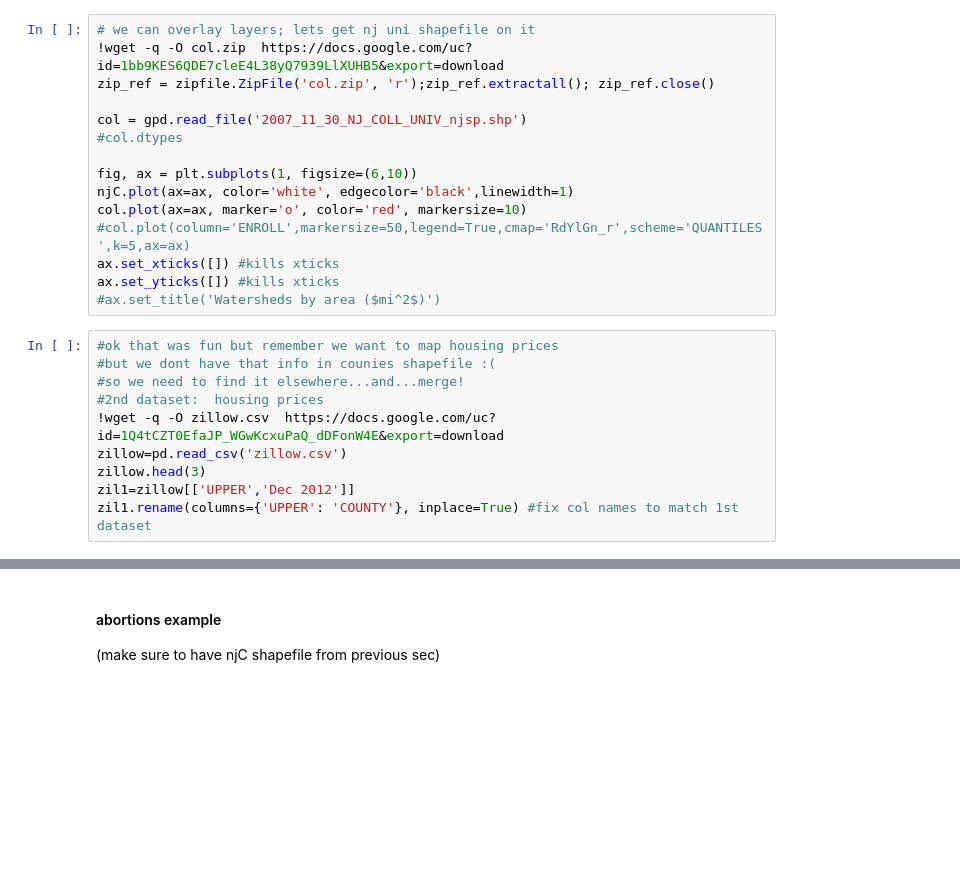
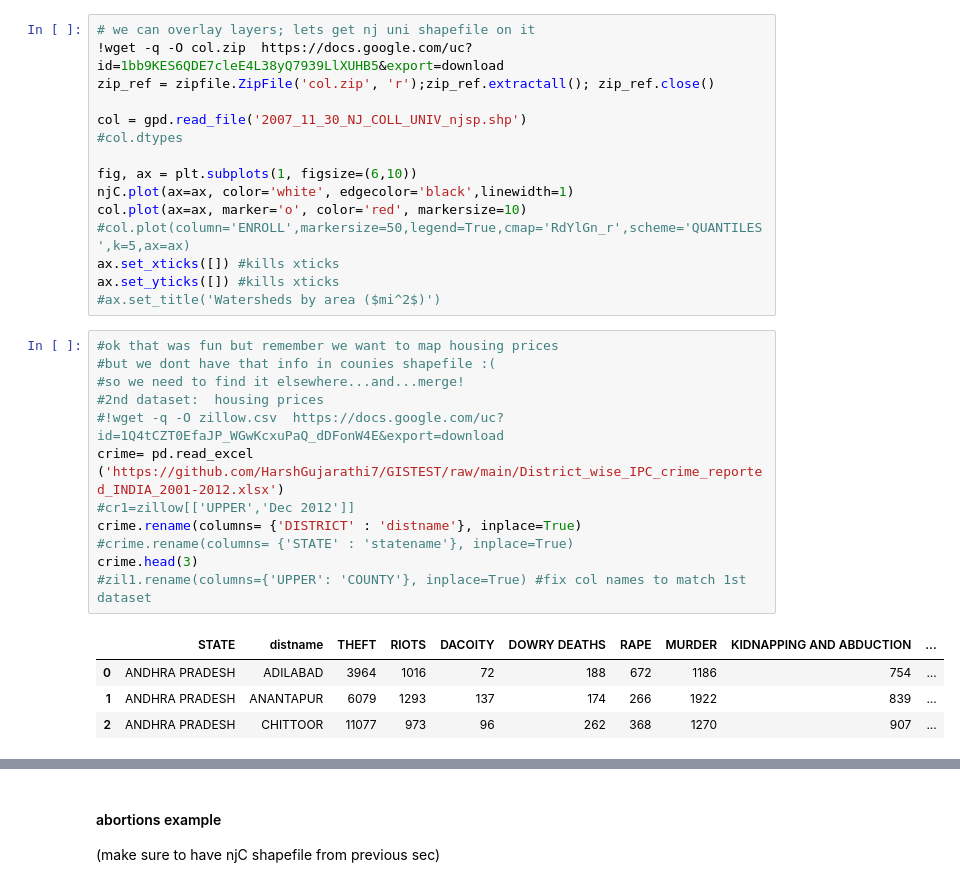
Before and after one commit to HarshGujarathi7/GISTEST, a Jupyter notebook: ps1.ipynb, the cells around one changed output, grey strips where cells are left out. Drawn from its saved outputs; the diff is of its cells as text; blank space fills up the shorter version.

```diff
--- a/ps1.ipynb
+++ b/ps1.ipynb
@@ -157,12 +200,19 @@ ax.set_yticks([]) #kills xticks
 # %%
 #ok that was fun but remember we want to map housing prices
 #but we dont have that info in counies shapefile :(
 #so we need to find it elsewhere...and...merge!
 #2nd dataset:  housing prices
-!wget -q -O zillow.csv  https://docs.google.com/uc?id=1Q4tCZT0EfaJP_WGwKcxuPaQ_dDFonW4E&export=download
-zillow=pd.read_csv('zillow.csv')
-zillow.head(3)
-zil1=zillow[['UPPER','Dec 2012']]
-zil1.rename(columns={'UPPER': 'COUNTY'}, inplace=True) #fix col names to match 1st dataset
+#!wget -q -O zillow.csv  https://docs.google.com/uc?id=1Q4tCZT0EfaJP_WGwKcxuPaQ_dDFonW4E&export=download
+crime= pd.read_excel ('https://github.com/HarshGujarathi7/GISTEST/raw/main/District_wise_IPC_crime_reported_INDIA_2001-2012.xlsx')
+#cr1=zillow[['UPPER','Dec 2012']]
+crime.rename(columns= {'DISTRICT' : 'distname'}, inplace=True)
+#crime.rename(columns= {'STATE' : 'statename'}, inplace=True)
+crime.head(3)
+#zil1.rename(columns={'UPPER': 'COUNTY'}, inplace=True) #fix col names to match 1st dataset
+# %% [output]
+|  | STATE | distname | THEFT | RIOTS | DACOITY | DOWRY DEATHS | RAPE | MURDER | KIDNAPPING AND ABDUCTION | ... |
+| 0 | ANDHRA PRADESH | ADILABAD | 3964 | 1016 | 72 | 188 | 672 | 1186 | 754 | ... |
+| 1 | ANDHRA PRADESH | ANANTAPUR | 6079 | 1293 | 137 | 174 | 266 | 1922 | 839 | ... |
+| 2 | ANDHRA PRADESH | CHITTOOR | 11077 | 973 | 96 | 262 | 368 | 1270 | 907 | ... |
 # %%
 #merge
```
Also changed, not shown: parts of 16 cells of this notebook.
